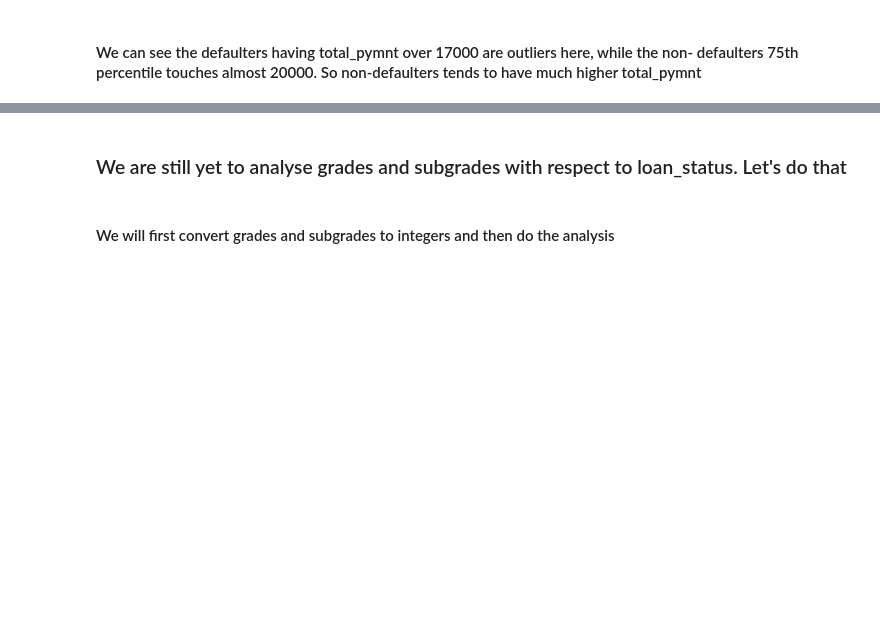
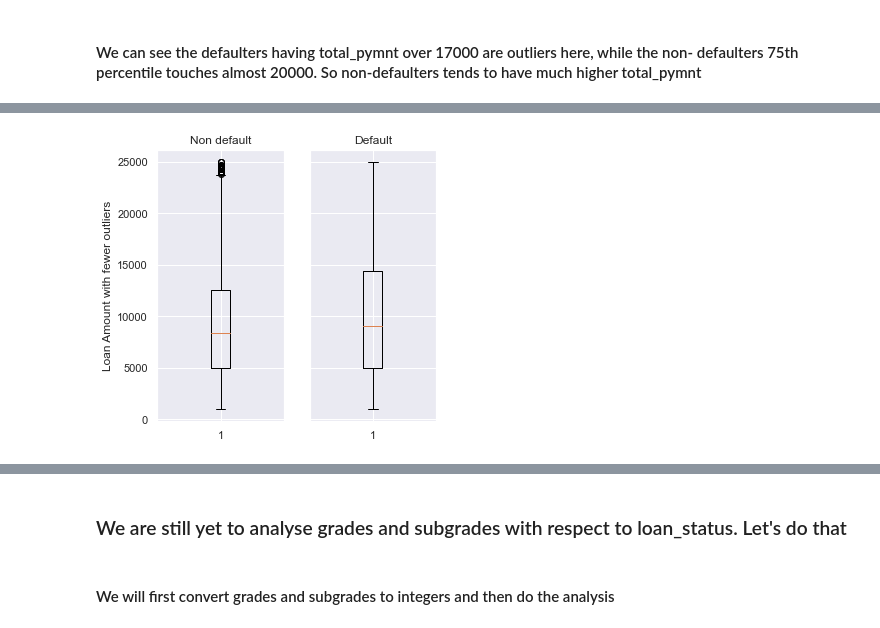
Before and after one commit to IamVib/LengingClubCaseStudy, a Jupyter notebook: Group_Facilitator_Vibhor.ipynb, the cells around one changed output, grey strips where cells are left out. Saved outputs shown, nothing was run; the diff lists cells and outputs as text; code cells hidden in the pictures; blank space fills up the shorter version.

```diff
--- a/Group_Facilitator_Vibhor.ipynb
+++ b/Group_Facilitator_Vibhor.ipynb
@@ -696,0 +710,13 @@ plt.show()
+# %%
+fig, ax = plt.subplots(ncols=2, sharey=True)
+
+ax[0].boxplot(df[(df["loan_status_catg"] == "Non Default") & (df["loan_amnt"] < 25000)]["loan_amnt"])
+ax[1].boxplot(df[(df["loan_status_catg"] == "Default") & (df["loan_amnt"] < 25000)]["loan_amnt"])
+ax[0].set_title("Non default")
+ax[1].set_title("Default")
+ax[0].set_ylabel('Loan Amount with fewer outliers')
+
+
+plt.show()
+# %% [output]
+[figure, added]
```
Also changed, not shown: parts of 129 cells of this notebook, 1 other file.
